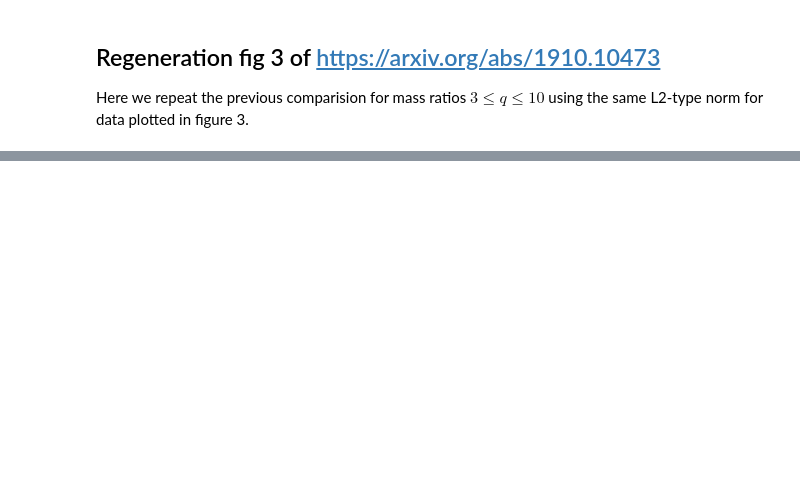
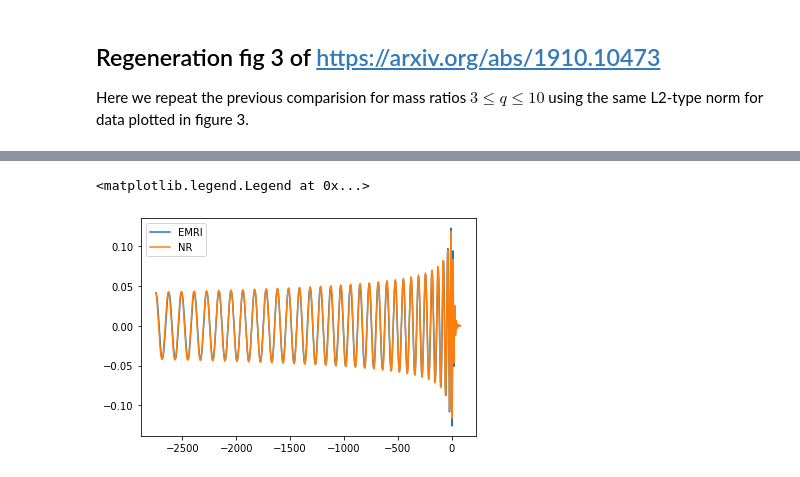
Before and after one commit to BlackHolePerturbationToolkit/EMRISurrogate, a Jupyter notebook: EMRISur1dq1e4.ipynb, the cells around one changed output, grey strips where cells are left out. Saved outputs shown, nothing was run; the diff lists cells and outputs as text; code cells hidden in the pictures; blank space fills up the shorter version.

```diff
--- a/EMRISur1dq1e4.ipynb
+++ b/EMRISur1dq1e4.ipynb
@@ -217,0 +266,10 @@ plt.show()
+# %%
+# plot NR and EMRI surrogate modes for q=10
+mode_to_plot = (2,2)
+
+plt.plot(t1,h_emri_matched[mode_to_plot],label='EMRI')
+plt.plot(t1,h_spec_matched[mode_to_plot],label='NR')
+plt.legend()
+# %% [output]
+<matplotlib.legend.Legend at 0x...>
+[figure, added]
```
Also changed, not shown: parts of 8 cells of this notebook, 1 other file.
